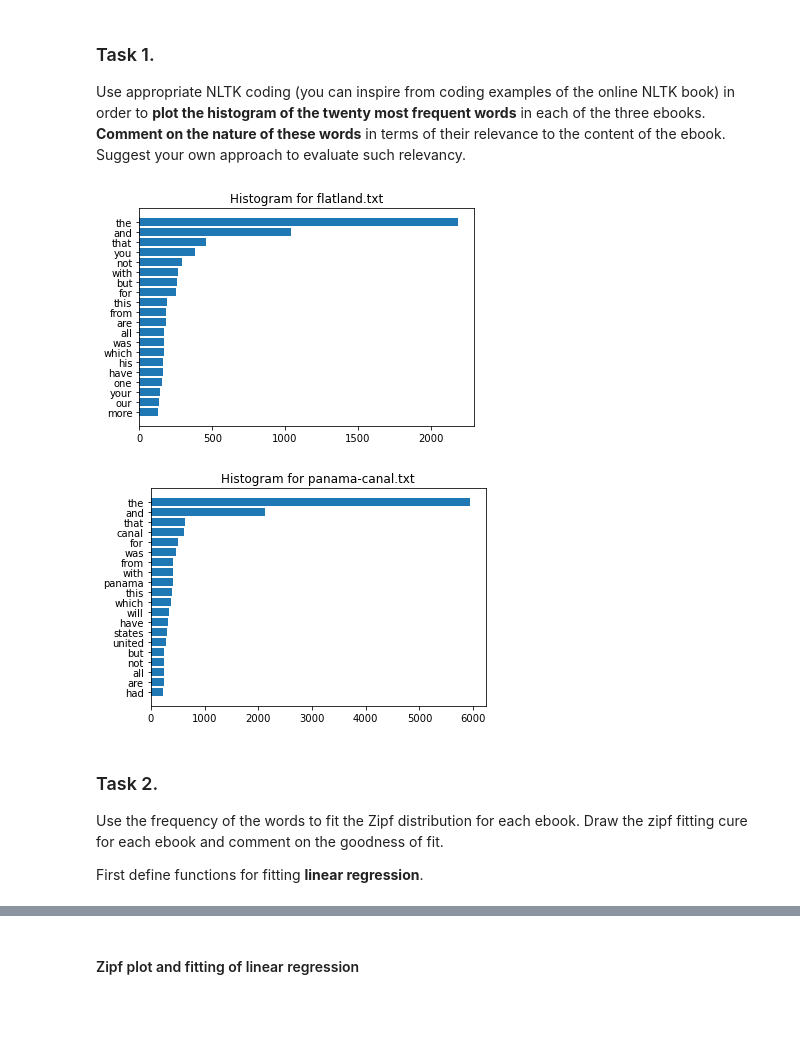
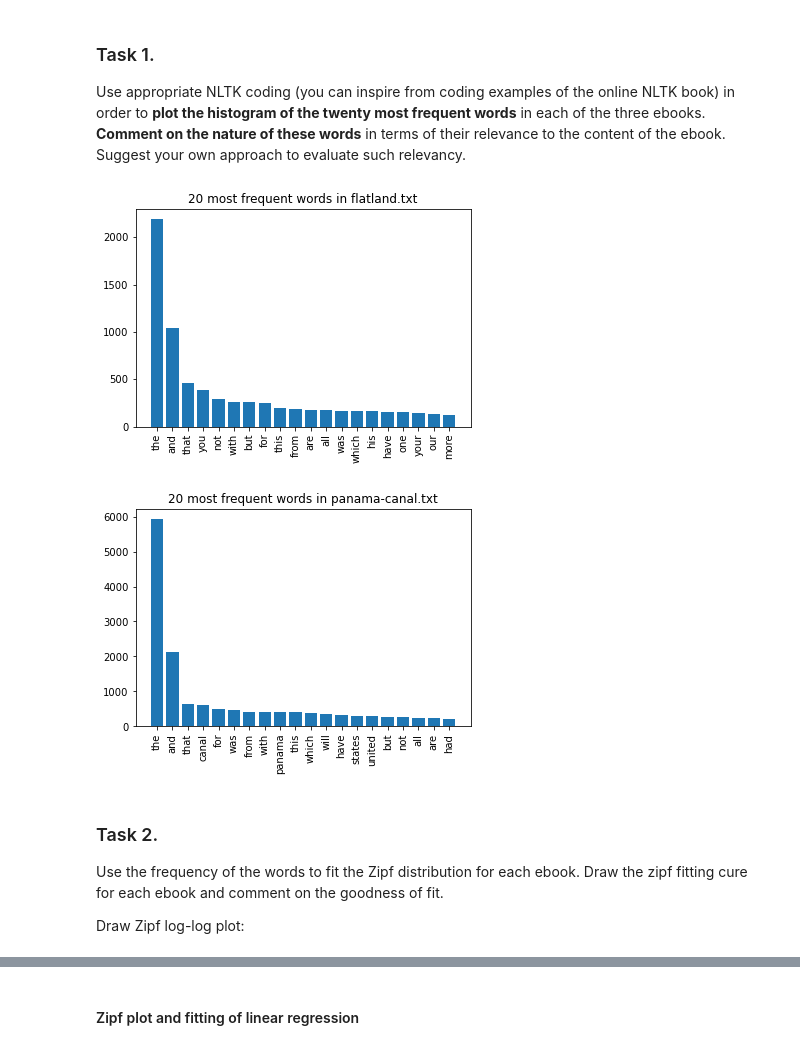
Before and after one commit to simppasofia/nlpproject, a Jupyter notebook: project.ipynb, the cells around one changed output, grey strips where cells are left out. Saved outputs shown, nothing was run; the diff lists cells and outputs as text; code cells hidden in the pictures; blank space fills up the shorter version.

```diff
--- a/project.ipynb
+++ b/project.ipynb
@@ -68,21 +69,22 @@ Use appropriate NLTK coding (you can inspire from coding examples of the online
 # %%
 for b in books:
     df = pd.DataFrame({'word': tokens[b], 'count': counts[b]}).sort_values(by=['count'], ascending=False).head(20)
-    df = df.sort_values(by=['count']) # ascending for plot
+    #df = df.sort_values(by=['count']) # ascending for plot
 
     # Histogram of 20 most freq
     x = list(df.loc[:, 'word'])
     y = list(df.loc[:, 'count'])
 
-    title("Histogram for " + b)
-    plt.barh(x, y)
+    title("20 most frequent words in " + b)
+    plt.bar(x, y)
+    plt.xticks(rotation='vertical')
     plt.show()
 # %% [output]
-[figure, old version]
+[figure, new version]
-[figure, old version]
+[figure, new version]
 # %% [markdown]
 ### Task 2.
 
 Use the frequency of the words to fit the Zipf distribution for each ebook. Draw the zipf fitting cure for each ebook and comment on the goodness of fit.
 
-First define functions for fitting **linear regression**.
+Draw Zipf log-log plot:
```
Also changed, not shown: parts of 7 cells of this notebook.
